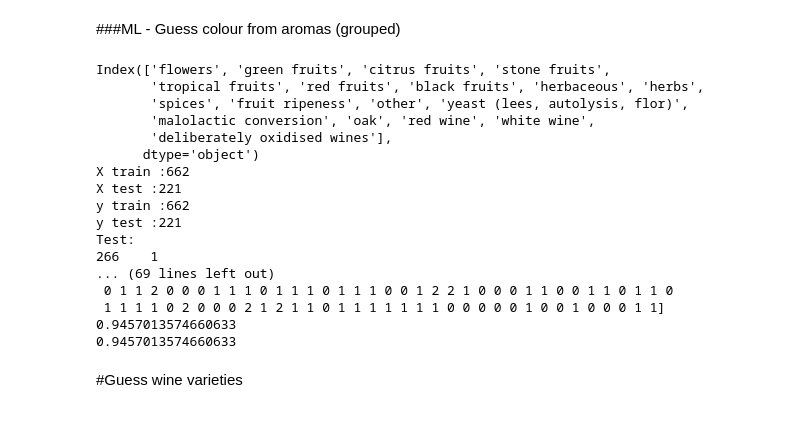
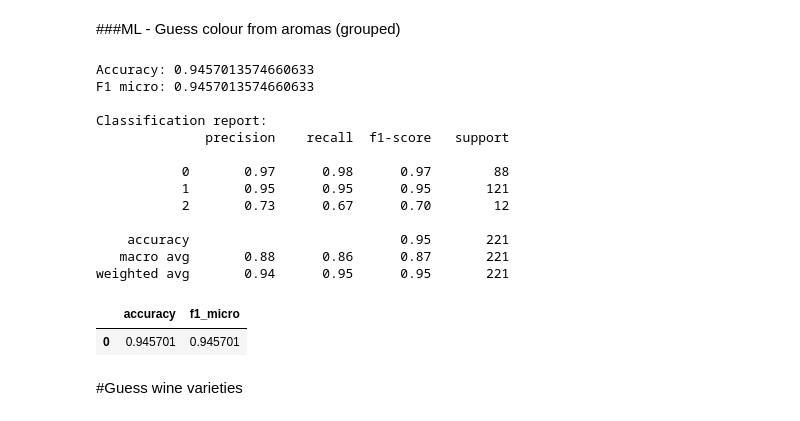
Before and after one commit to Perciii/WineBlindTasting, a Jupyter notebook: ml_blind_tasting.ipynb, the cells around one changed output. Drawn from its saved outputs; the diff is of its cells as text; code cells hidden in the pictures.

```diff
--- a/ml_blind_tasting.ipynb
+++ b/ml_blind_tasting.ipynb
@@ -520,52 +449,25 @@ Test:
 # %% [markdown]
 ###ML - Guess colour from aromas (grouped)
-# %%
-# Select only aromas columns in training set
-X = tasting_to_colour_df[grouped_aromas.keys()]
-print(X.columns)
-# Now we split the dataset in train and test part
-# here the train set is 75% and test set is 25%
-X_train, X_test, y_train, y_test = train_test_split(X, y, test_size=0.25, random_state=2)
-print("X train :" + str(len(X_train)))
-print("X test :" + str(len(X_test)))
-print("y train :" + str(len(y_train)))
-print("y test :" + str(len(y_test)))
-
-# Training the model is as simple as this
-# Use the function imported above and apply fit() on it
-DT = DecisionTreeClassifier()
-DT.fit(X_train,y_train)
-
-# We use the predict() on the model to predict the output
-pred=DT.predict(X_test)
-
-# Print pred and test
-print("Test:")
-print(y_test)
-print(X_test)
-print("Pred:")
-print(pred)
-
-# for classification we use accuracy and F1 score
-print(accuracy_score(y_test,pred))
-print(f1_score(y_test,pred,average='micro'))
-# %% [output]
-Index(['flowers', 'green fruits', 'citrus fruits', 'stone fruits',
-       'tropical fruits', 'red fruits', 'black fruits', 'herbaceous', 'herbs',
-       'spices', 'fruit ripeness', 'other', 'yeast (lees, autolysis, flor)',
-       'malolactic conversion', 'oak', 'red wine', 'white wine',
-       'deliberately oxidised wines'],
-      dtype='object')
-X train :662
-X test :221
-y train :662
-y test :221
-Test:
-266    1
-... (69 lines left out)
- 0 1 1 2 0 0 0 1 1 1 0 1 1 1 0 1 1 1 0 0 1 2 2 1 0 0 0 1 1 0 0 1 1 0 1 1 0
- 1 1 1 1 0 2 0 0 0 2 1 2 1 1 0 1 1 1 1 1 1 1 0 0 0 0 0 1 0 0 1 0 0 0 1 1]
-0.9457013574660633
-0.9457013574660633
+# %%
+# Option 2: Aroma-group-only
+X_aroma_only = df_colour[aroma_group_cols]
+model_aroma_only, metrics_aroma_only = train_evaluate_classifier(X_aroma_only, y_colour)
+metrics_aroma_only
+# %% [output]
+Accuracy: 0.9457013574660633
+F1 micro: 0.9457013574660633
+
+Classification report:
+              precision    recall  f1-score   support
+
+           0       0.97      0.98      0.97        88
+           1       0.95      0.95      0.95       121
+           2       0.73      0.67      0.70        12
+
+    accuracy                           0.95       221
+   macro avg       0.88      0.86      0.87       221
+weighted avg       0.94      0.95      0.95       221
+|  | accuracy | f1_micro |
+| 0 | 0.945701 | 0.945701 |
 # %% [markdown]
 #Guess wine varieties
```
Also changed, not shown: parts of 29 cells of this notebook.
